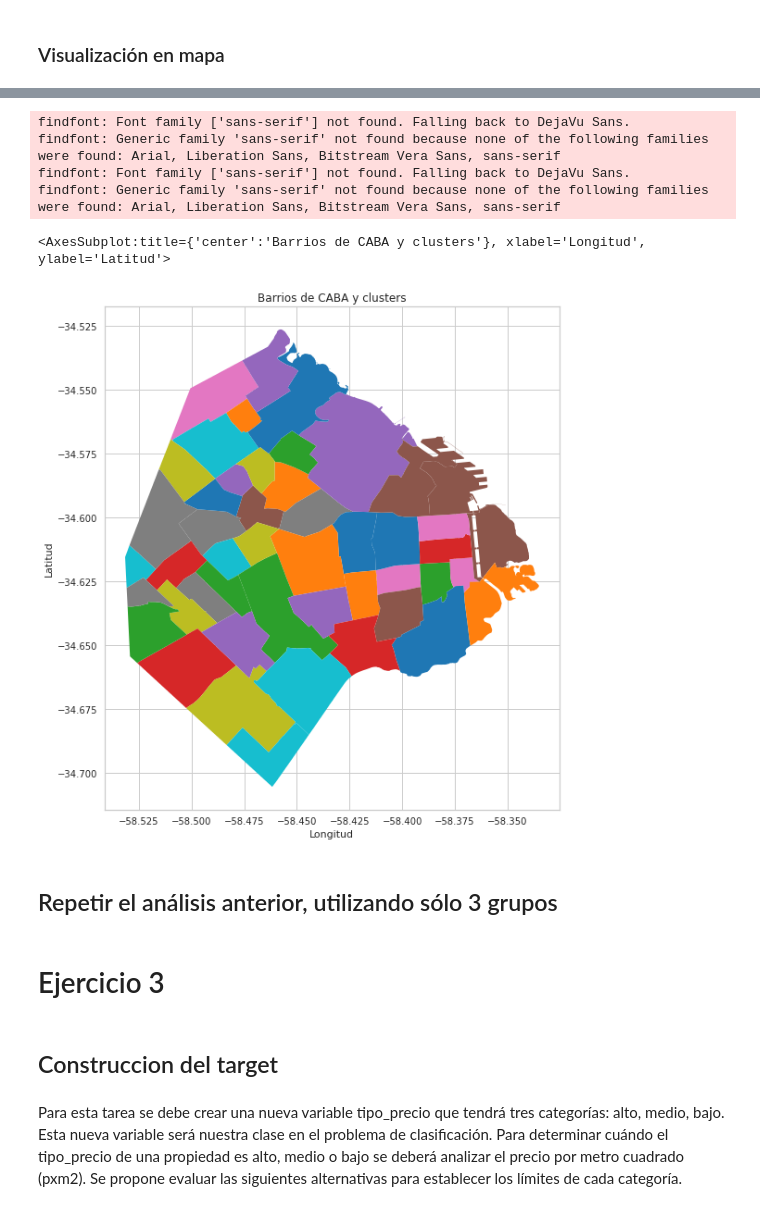
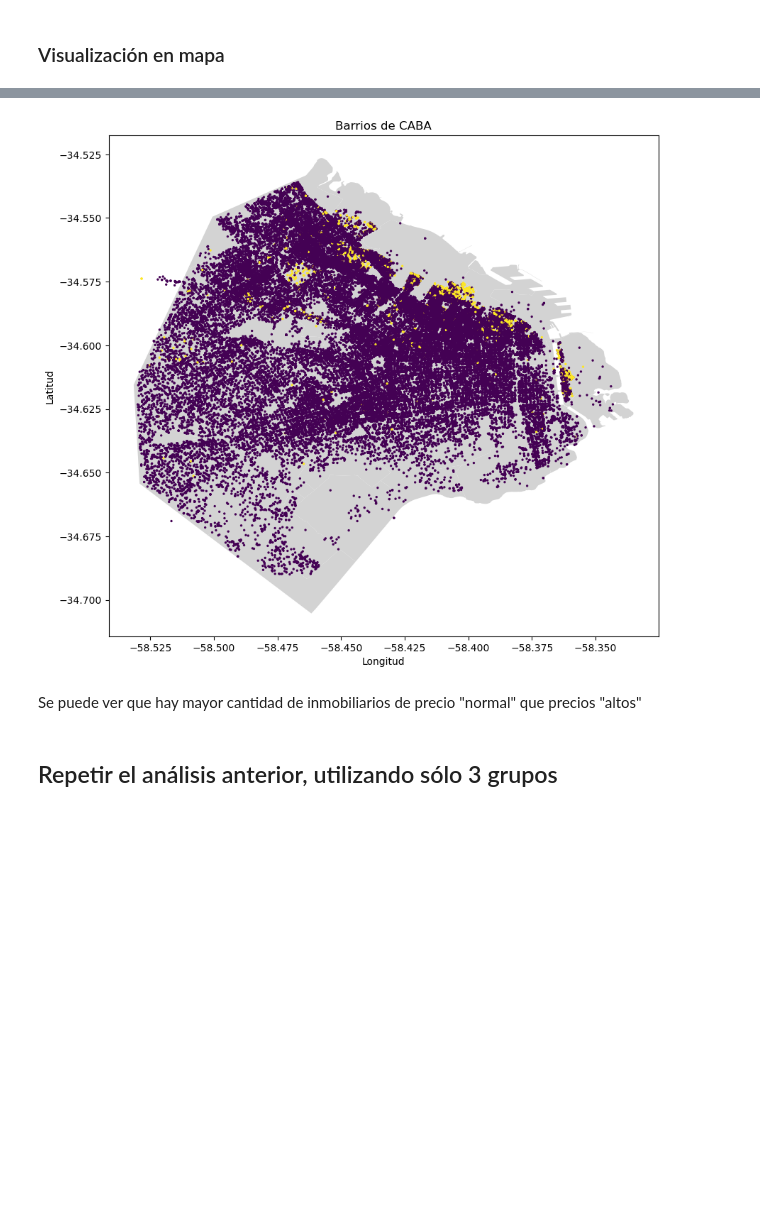
Before and after one commit to gabibema/7506R-2C2022-GRUPO07, a Jupyter notebook: 7506R_TP1_GRUPO07_ENTREGA_N2.ipynb, the cells around one changed output, grey strips where cells are left out. Saved outputs shown, nothing was run; the diff lists cells and outputs as text; code cells hidden in the pictures; blank space fills up the shorter version.

```diff
--- a/7506R_TP1_GRUPO07_ENTREGA_N2.ipynb
+++ b/7506R_TP1_GRUPO07_ENTREGA_N2.ipynb
@@ -221,10 +243,8 @@ for k in list_k:
 # %%
-"""from yellowbrick.cluster import SilhouetteVisualizer
-
-model = KMeans(4, random_state=2)
+model = KMeans(3, random_state=2)
 
 # Visualizamos el gráfico de silueta
 visualizer = SilhouetteVisualizer(model, colors='yellowbrick')    # Instancio el visualizador
-visualizer.fit(df_kmeans)
-plt.show()"""
+visualizer.fit(df_numerico)
+plt.show()
 # %% [output]
@@ -231,0 +254,7 @@ plt.show()"""
+# %%
+model = KMeans(2, random_state=2)
+
+# Visualizamos el gráfico de silueta
+visualizer = SilhouetteVisualizer(model, colors='yellowbrick')    # Instancio el visualizador
+visualizer.fit(df_numerico)
+plt.show()
@@ -235,3 +322,6 @@ plt.show()"""
 ## Graficar sobre un mapa de CABA los avisos coloreados según el grupo al que pertenecen
 # %% [markdown]
 ### Visualización en mapa
+# %%
+df_testeo = df_numerico.copy()
+df_testeo
@@ -237,0 +344,6 @@ plt.show()"""
+# %%
+kmeans = KMeans(2,random_state=2)
+y_kmeans = kmeans.fit_predict(df_testeo[['property_price', 'longitud']])
+nueva_colum = pd.DataFrame(y_kmeans, columns=['colores_lon'])
+df_testeo = df_testeo.join(nueva_colum)
+df_testeo
@@ -238,30 +364,17 @@ plt.show()"""
 # %%
-kmeans = KMeans(random_state=2,n_clusters=4)
-y_kmeans = kmeans.fit_predict(df_numerico[["place_l3","property_rooms"]])
-
 fig, ax = plt.subplots(figsize=(10,10))
 barrios = gp.read_file("barrios.geojson")
-ax.set_title('Barrios de CABA y clusters')
+ax.set_title('Barrios de CABA')
 ax.set_xlabel('Longitud')
 ax.set_ylabel('Latitud')
-barrios.plot(ax=ax,column='BARRIO')
+barrios.plot(ax=ax,column='BARRIO', color='lightgrey');
 
-#puntos = gp.GeoDataFrame(df_numerico[["place_l3","property_rooms"]], geometry=gp.points_from_xy(df_numerico.longitud, df_numerico.latitud))
-#puntos.plot(ax=ax,c = y_kmeans,markersize=10)
-#plt.show()
+puntos = gp.GeoDataFrame(df_testeo.colores_lon, geometry=gp.points_from_xy(df_testeo.longitud, df_testeo.latitud))
+puntos.plot(ax = ax, column='colores_lon',cmap = 'viridis',markersize=2)
+plt.show();
 # %% [output]
-findfont: Font family ['sans-serif'] not found. Falling back to DejaVu Sans.
-findfont: Generic family 'sans-serif' not found because none of the following families were found: Arial, Liberation Sans, Bitstream Vera Sans, sans-serif
-findfont: Font family ['sans-serif'] not found. Falling back to DejaVu Sans.
-findfont: Generic family 'sans-serif' not found because none of the following families were found: Arial, Liberation Sans, Bitstream Vera Sans, sans-serif
-<AxesSubplot:title={'center':'Barrios de CABA y clusters'}, xlabel='Longitud', ylabel='Latitud'>
-[figure, old version]
+[figure, new version]
+# %% [markdown]
+Se puede ver que hay mayor cantidad de inmobiliarios de precio "normal" que precios "altos"
 # %% [markdown]
 ## Repetir el análisis anterior, utilizando sólo 3 grupos
-# %% [markdown]
-# Ejercicio 3
-# %% [markdown]
-## Construccion del target
-# %% [markdown]
-Para esta tarea se debe crear una nueva variable tipo_precio que tendrá tres categorías: alto, medio, bajo. Esta nueva variable será nuestra clase en el problema de clasificación.
-Para determinar cuándo el tipo_precio de una propiedad es alto, medio o bajo se deberá analizar el precio por metro cuadrado (pxm2). Se propone evaluar las siguientes alternativas para establecer los límites de cada categoría.
```
Also changed, not shown: parts of 106 cells of this notebook, 1 other file.
